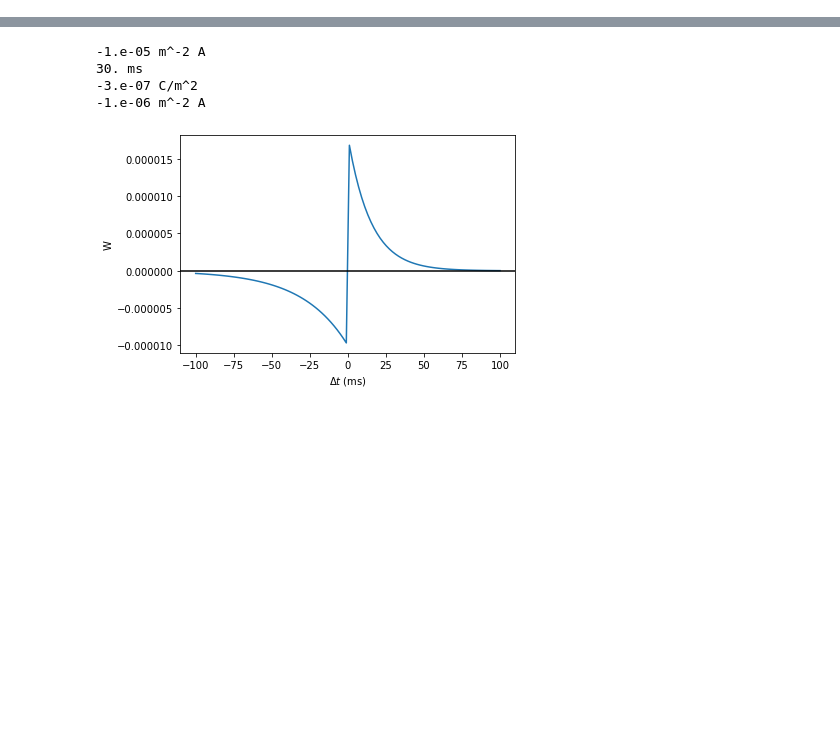
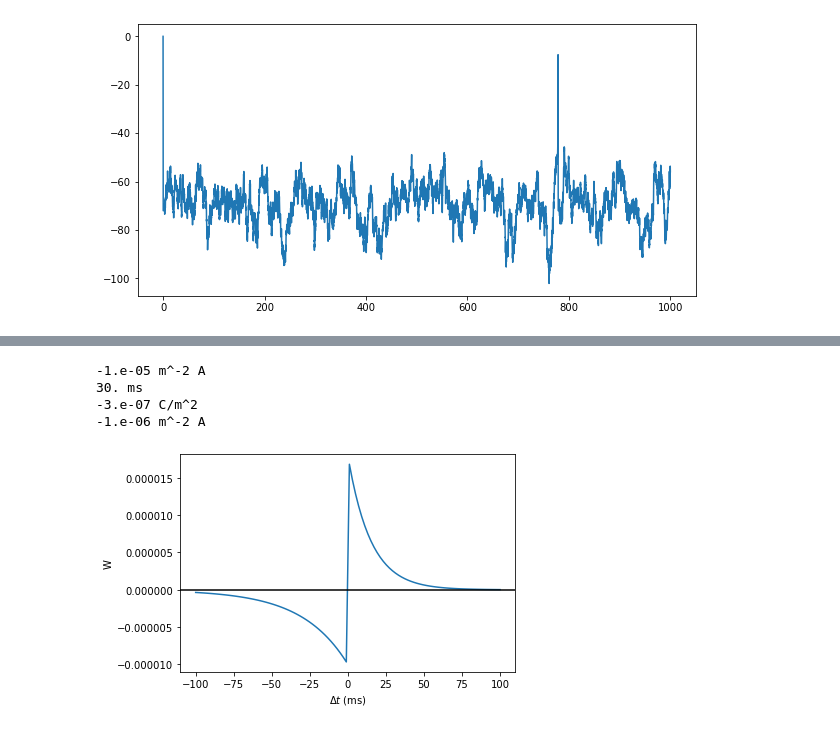
Before and after one commit to briardoty/ocker-stdp-motifs, a Jupyter notebook: brian2_playground.ipynb, the cells around one changed output, grey strips where cells are left out. Saved outputs shown, nothing was run; the diff lists cells and outputs as text; code cells hidden in the pictures; blank space fills up the shorter version.

Commit message:
Add visualization of spikes. Tweak connectivity plot.

```diff
--- a/brian2_playground.ipynb
+++ b/brian2_playground.ipynb
@@ -3,3 +3,93 @@ from brian2 import *
 from util.visualization_functions import *
 %matplotlib inline
 prefs.codegen.target = "numpy" # delete if get c++ build tools working
+# %%
+# trying to recreate the simulation used in Ocker 2015
+
+start_scope()
+
+# model parameters
+gL = .1 * msiemens * cm**-2 # leak conductance
+vL = -72 * mV               # leak reversal potential
+C = 1 * ufarad * cm**-2     # membrane capacitance
+delta = 1.4 * mV            # action potential steepness
+vT = -48 * mV               # action potential initiation threshold
+mu = 1 * uamp * cm**-2      # noise mean
+sigma = 9 * mV              # noise std dev
+
+# other cell params
+vTh = 30 * mV               # spike threshold
+vR = -72 * mV               # reset potential
+tRef = 2 * ms               # action potential width (refractory time)
+
+# network params
+p = 0.15                    # connection density
+N = 100                     # number of neurons
+
+# stdp params
+wMax = 0.0335               # max syn weight - TODO: generate wMax from connectivity stats like in paper?
+deleps = -wMax / 50000      # ??? - no idea what this is but it appears in the paper's par_net.m file
+tauPre = 15 * ms            # synaptic time constant
+tauPost = 2 * tauPre        # synaptic time constant
+dApost = -wMax / 5000       # f neg (f post)
+dApre = (-dApost * tauPost + deleps * tauPost) / tauPre # f pos (f pre)
+
+# model
+dynamics = '''
+dv/dt = (gL * (vL - v) + gL * delta * exp((v - vT) / delta) + (mu + gL * sigma * sqrt(2 * C / gL) * xi)) / C : volt (unless refractory)
+'''
+
+G = NeuronGroup(N, dynamics,
+                threshold='v > vTh',
+                reset='v = vR',
+                refractory='tRef',
+                method='euler')
+
+S = Synapses(G, G,
+             '''w : 1
+                dApre/dt = -Apre / tauPre : 1 (event-driven)
+                dApost/dt = -Apost / tauPost : 1 (event-driven)''',
+             on_pre='''v += w * v
+                    Apre += dApre
+                    w = clip(w + Apost, 0, wMax)''',
+             on_post='''Apost += dApost
+                     w = clip(w + Apre, 0, wMax)'''
+            )
+
+# TODO: initialize mean weight over some distribution?
+S.connect(condition='i!=j', p=p)
+S.w = '0.2'
+
+# monitors
+M = StateMonitor(G, 'v', record=True)
+sp_mon_excit = SpikeMonitor(G)
+
+# initial value
+#G.v = 5 * mV
+
+# run
+run(1000*ms, report='text')
+
+# plots
+#visualise_connectivity(S)
+
+plt.figure(figsize=(10, 5))
+plot(M.t/ms, M.v[0]/mV)
+
+plt.figure(figsize=(10, 5))
+plot(M.t/ms, M.v[0]/mV)
+
+n0SpikeTrain = sp_mon_excit.spike_trains()[0]
+for t in n0SpikeTrain:
+    axvline(t/ms, ls='--', c='C1', lw=3)
+print(n0SpikeTrain)
+
+
+xlabel('Time (ms)')
+ylabel('mV')
+
+plt.figure(figsize=(10, 5))
+plot(sp_mon_excit.t/ms, sp_mon_excit.i, '|r')
+xlabel('Time (ms)')
+ylabel('Neuron')
+# %% [output]
@@ -5,0 +104 @@ prefs.codegen.target = "numpy" # delete if get c++ build tools working
+[figure, added]
```
Also changed, not shown: parts of 2 cells of this notebook, 1 other file.
